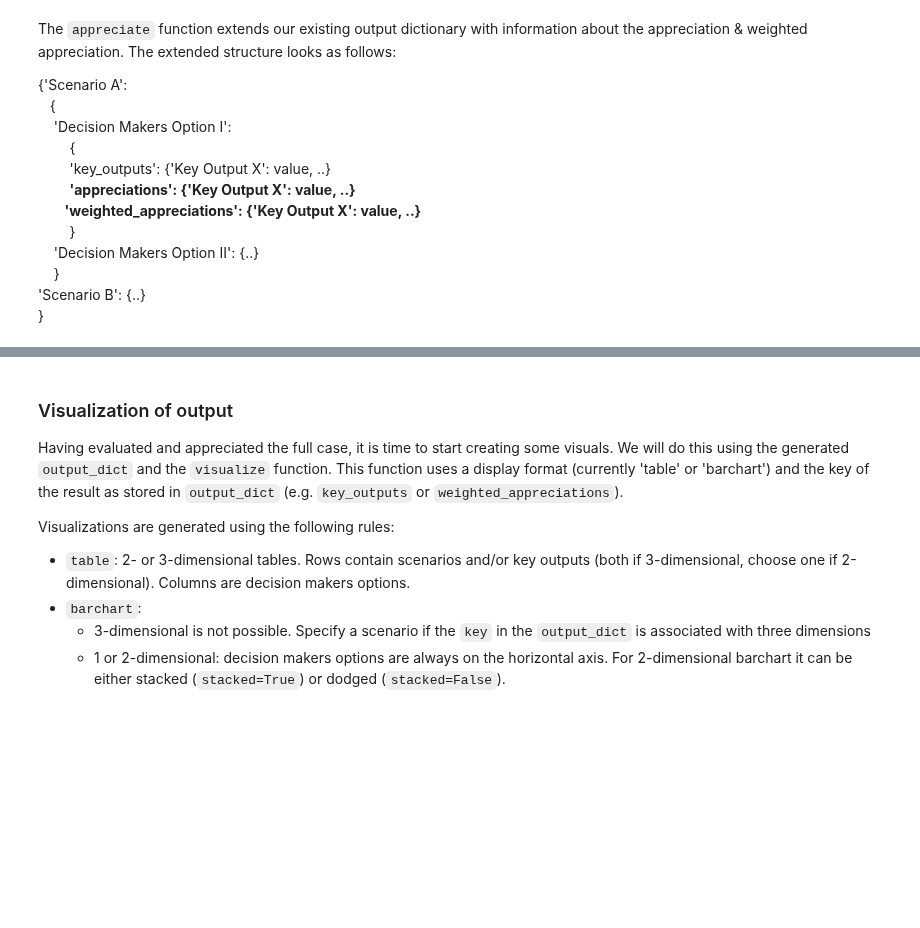
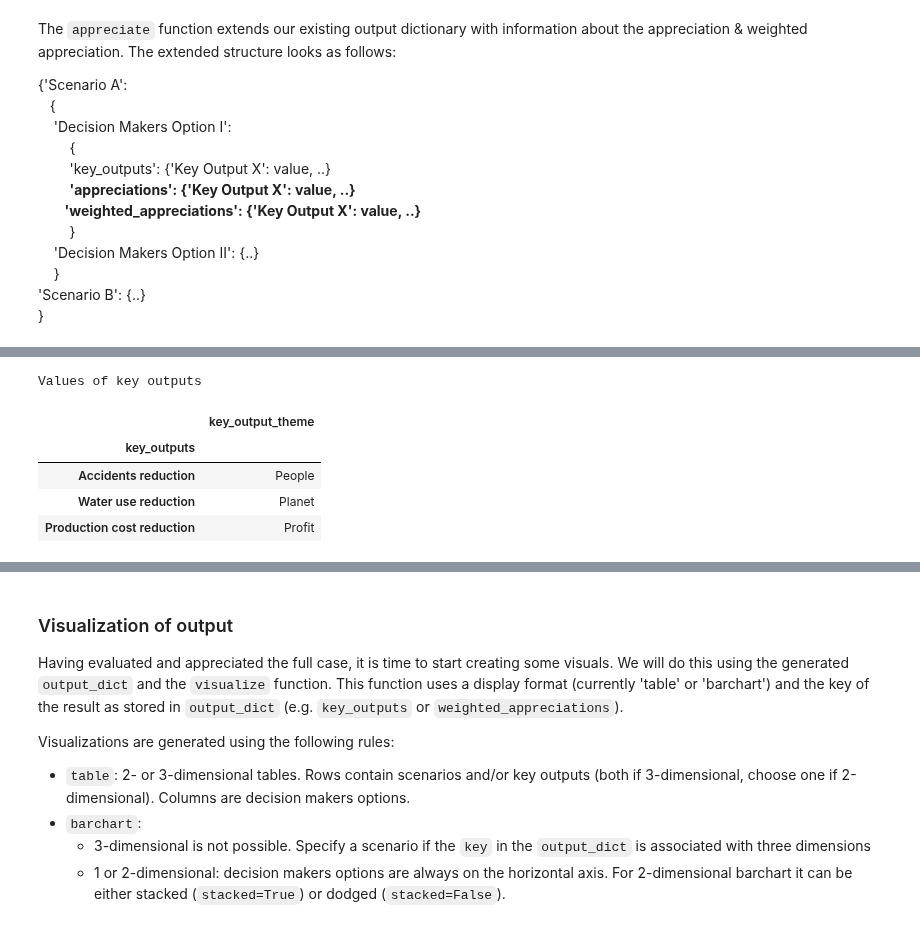
Before and after one commit to responsible-business-decision-making/trbs, a Jupyter notebook: Analyze case with vlinder.ipynb, the cells around one changed output, grey strips where cells are left out. Cells and saved outputs as stored; diff of their text form; code cells hidden in the pictures; blank space fills up the shorter version.

```diff
--- a/Analyze case with vlinder.ipynb
+++ b/Analyze case with vlinder.ipynb
@@ -169,0 +160,9 @@ case.output_dict['Base case']
+# %%
+case.visualize('table', 'key_outputs_theme')
+# %% [output]
+Values of key outputs
+|  | key_output_theme |
+| key_outputs |  |
+| Accidents reduction | People |
+| Water use reduction | Planet |
+| Production cost reduction | Profit |
```
Also changed, not shown: parts of 12 cells of this notebook, 12 other files.
